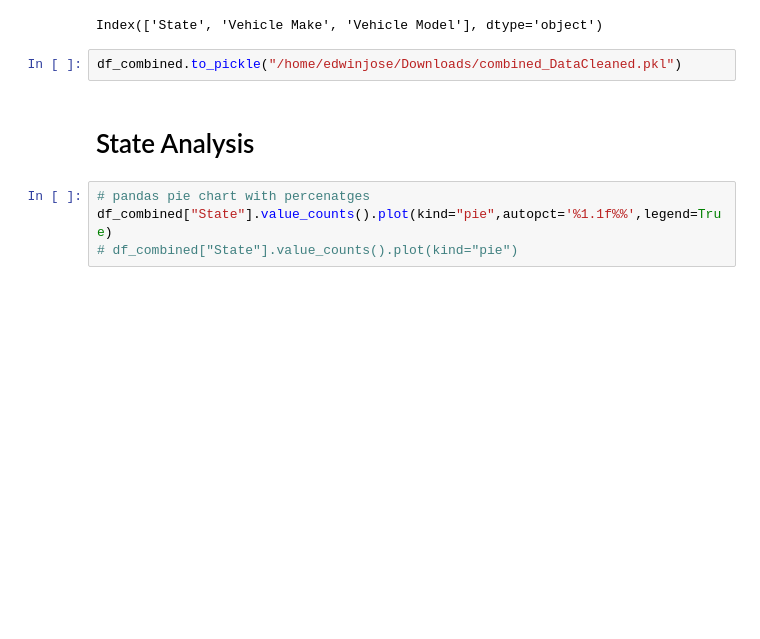
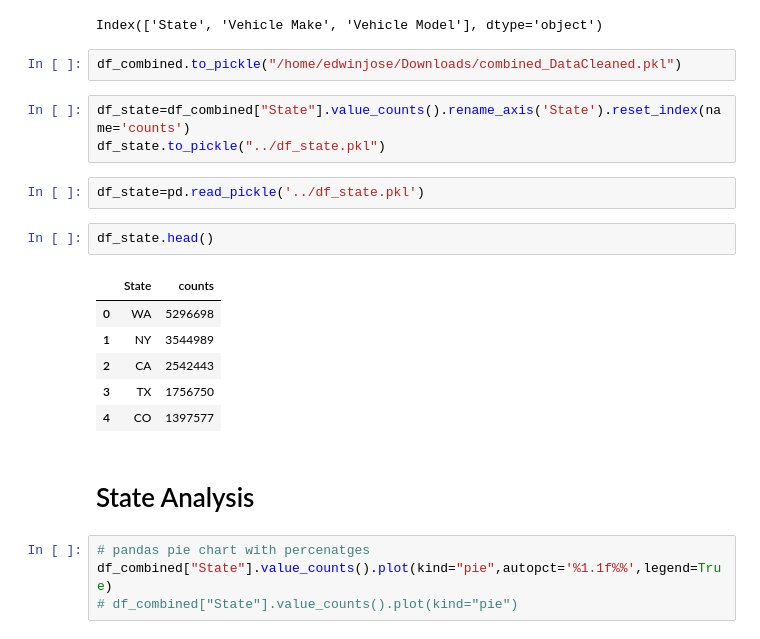
Before and after one commit to edwinjosechittilappilly/EDA-EV-ML-Project, a Jupyter notebook: notebooks/EV_StateEDA.ipynb, the cells around one changed output. Drawn from its saved outputs; the diff is of its cells as text; blank space fills up the shorter version.

```diff
--- a/notebooks/EV_StateEDA.ipynb
+++ b/notebooks/EV_StateEDA.ipynb
@@ -27,6 +27,20 @@ df_combined.columns
 Index(['State', 'Vehicle Make', 'Vehicle Model'], dtype='object')
 # %%
 df_combined.to_pickle("/home/edwinjose/Downloads/combined_DataCleaned.pkl")
+# %%
+df_state=df_combined["State"].value_counts().rename_axis('State').reset_index(name='counts')
+df_state.to_pickle("../df_state.pkl")
+# %%
+df_state=pd.read_pickle('../df_state.pkl')
+# %%
+df_state.head()
+# %% [output]
+|  | State | counts |
+| 0 | WA | 5296698 |
+| 1 | NY | 3544989 |
+| 2 | CA | 2542443 |
+| 3 | TX | 1756750 |
+| 4 | CO | 1397577 |
 # %% [markdown]
 # State Analysis
 # %%
```
Also changed, not shown: 2 other files.
